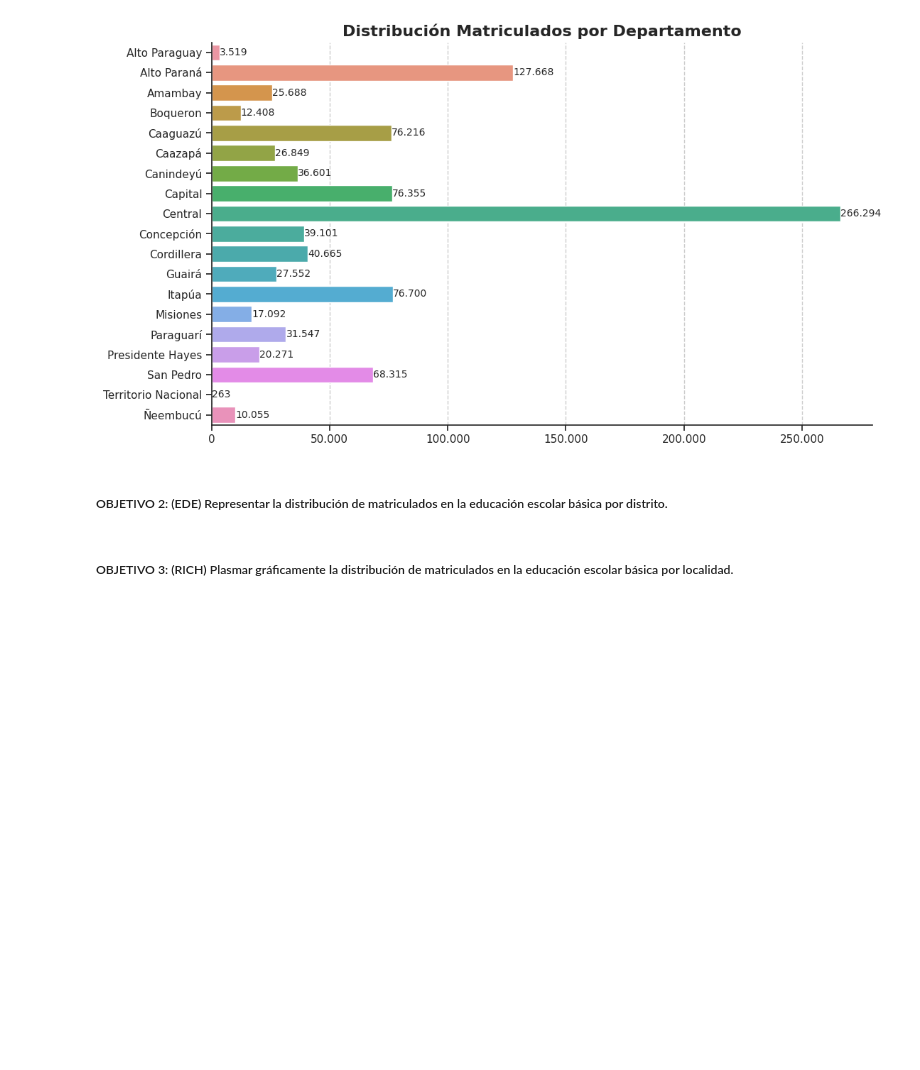
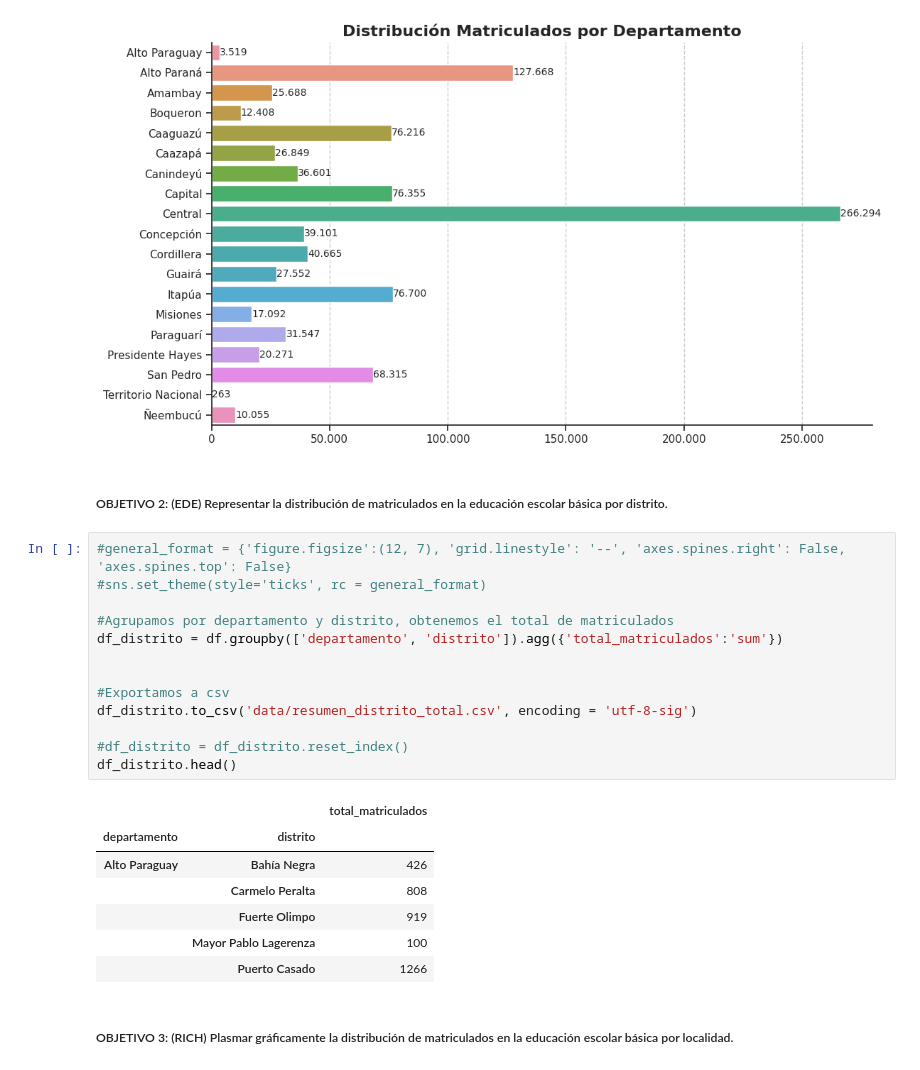
Before and after one commit to richardchena/diplomado_python, a Jupyter notebook: proyecto_final.ipynb, the cells around one changed output. Drawn from its saved outputs; the diff is of its cells as text; blank space fills up the shorter version.

```diff
--- a/proyecto_final.ipynb
+++ b/proyecto_final.ipynb
@@ -79,6 +79,27 @@ plt.show()
 # %% [markdown]
 <h5>OBJETIVO 2: (EDE)</h6>
 Representar la distribución de matriculados en la educación escolar básica por distrito.
+# %%
+#general_format = {'figure.figsize':(12, 7), 'grid.linestyle': '--', 'axes.spines.right': False, 'axes.spines.top': False}
+#sns.set_theme(style='ticks', rc = general_format)
+
+#Agrupamos por departamento y distrito, obtenemos el total de matriculados
+df_distrito = df.groupby(['departamento', 'distrito']).agg({'total_matriculados':'sum'})
+
+
+#Exportamos a csv
+df_distrito.to_csv('data/resumen_distrito_total.csv', encoding = 'utf-8-sig')
+
+#df_distrito = df_distrito.reset_index()
+df_distrito.head()
+# %% [output]
+|  |  | total_matriculados |
+| departamento | distrito |  |
+| Alto Paraguay | Bahía Negra | 426 |
+|  | Carmelo Peralta | 808 |
+|  | Fuerte Olimpo | 919 |
+|  | Mayor Pablo Lagerenza | 100 |
+|  | Puerto Casado | 1266 |
 # %% [markdown]
 <h5>OBJETIVO 3: (RICH)</h6>
 Plasmar gráficamente la distribución de matriculados en la educación escolar básica por localidad.
```
Also changed, not shown: parts of 2 cells of this notebook, 3 other files.
